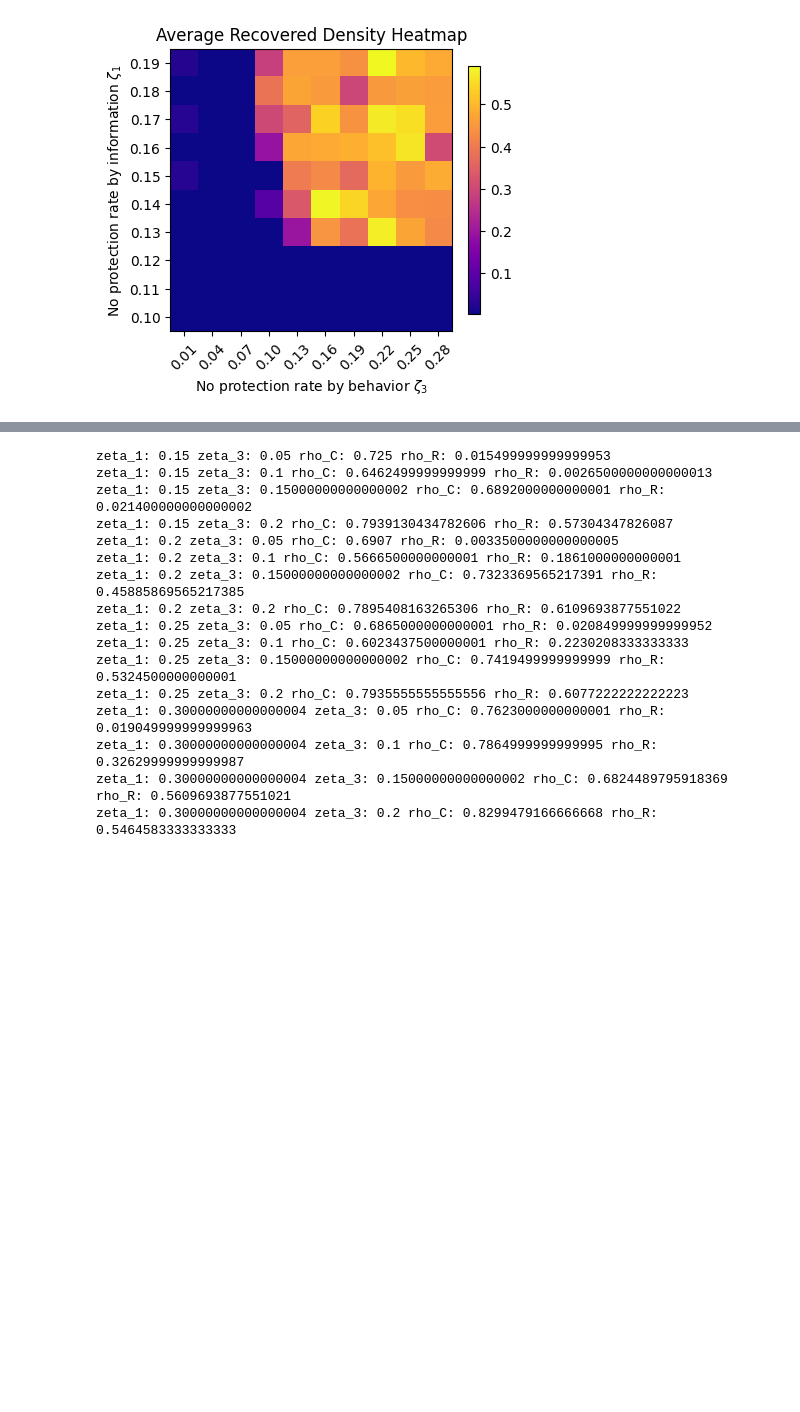
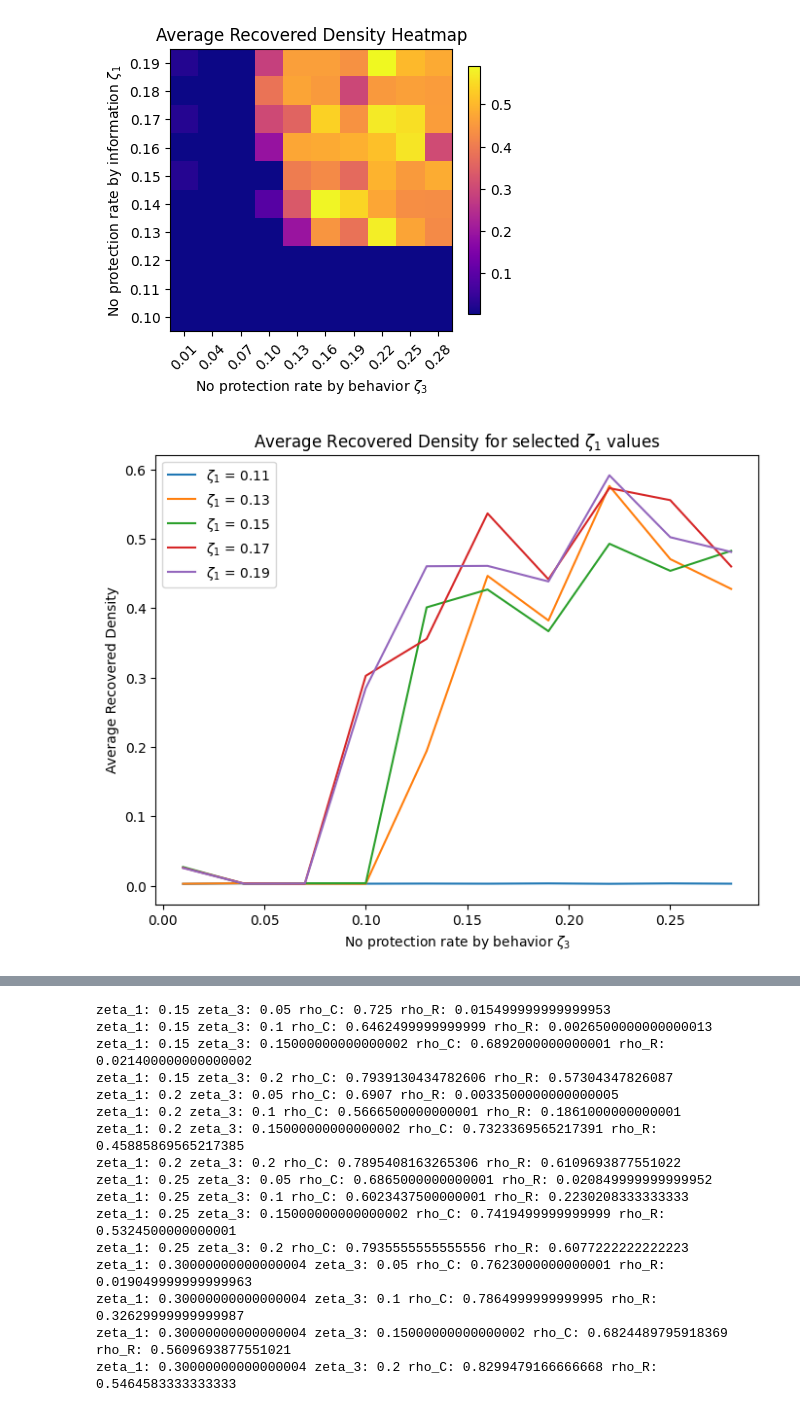
Before and after one commit to Nancy-Shi/Complex_Networks, a Jupyter notebook: 3_Layer_Coupling_080923_zeta_1_zeta_3.ipynb, the cells around one changed output, grey strips where cells are left out. Saved outputs shown, nothing was run; the diff lists cells and outputs as text; code cells hidden in the pictures; blank space fills up the shorter version.

```diff
--- a/3_Layer_Coupling_080923_zeta_1_zeta_3.ipynb
+++ b/3_Layer_Coupling_080923_zeta_1_zeta_3.ipynb
@@ -1020,3 +1020,26 @@ ax.set_title('Average Recovered Density Heatmap')
 plt.show()
 # %% [output]
 [figure]
+# %%
+import matplotlib.pyplot as plt
+
+zeta_1_indices = [1,3,5,7,9]
+
+# Initialize a plot
+fig, ax = plt.subplots(figsize=(8,6))
+
+# Loop over the selected zeta_1 indices
+for index in zeta_1_indices:
+    density_values = results_rho_R5[index, :]
+    ax.plot(zeta_3_values5, density_values, label=f'$\zeta_1$ = {zeta_1_values5[index]:.2f}')
+
+# Setting labels, legend and title
+ax.set_xlabel('No protection rate by behavior $\zeta_3$')
+ax.set_ylabel('Average Recovered Density')
+ax.set_title('Average Recovered Density for selected $\zeta_1$ values')
+ax.legend()
+
+# Display the plot
+plt.show()
+# %% [output]
+[figure, added]
```
Also changed, not shown: parts of 1 cell of this notebook.
